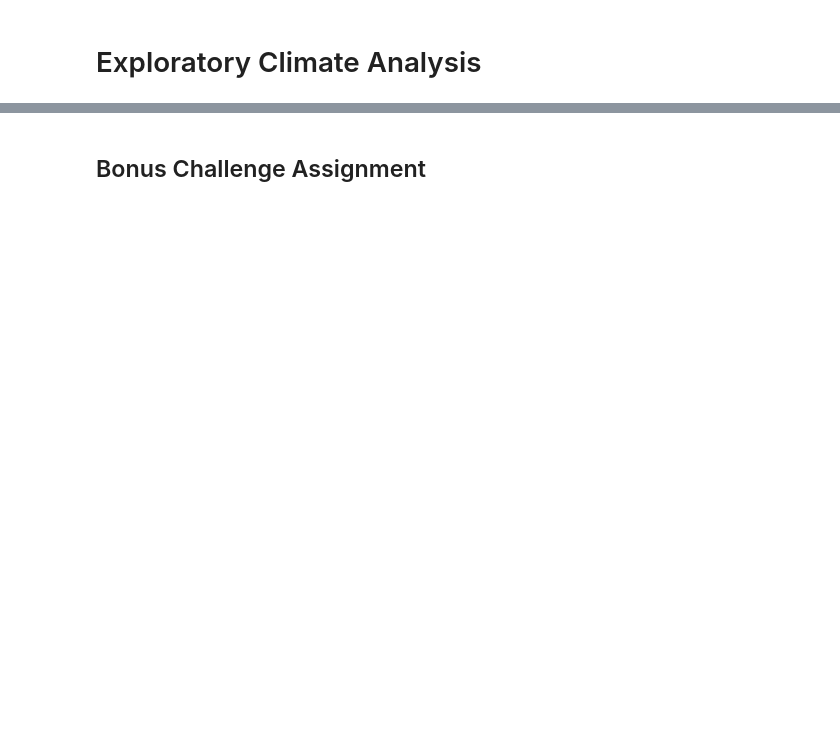
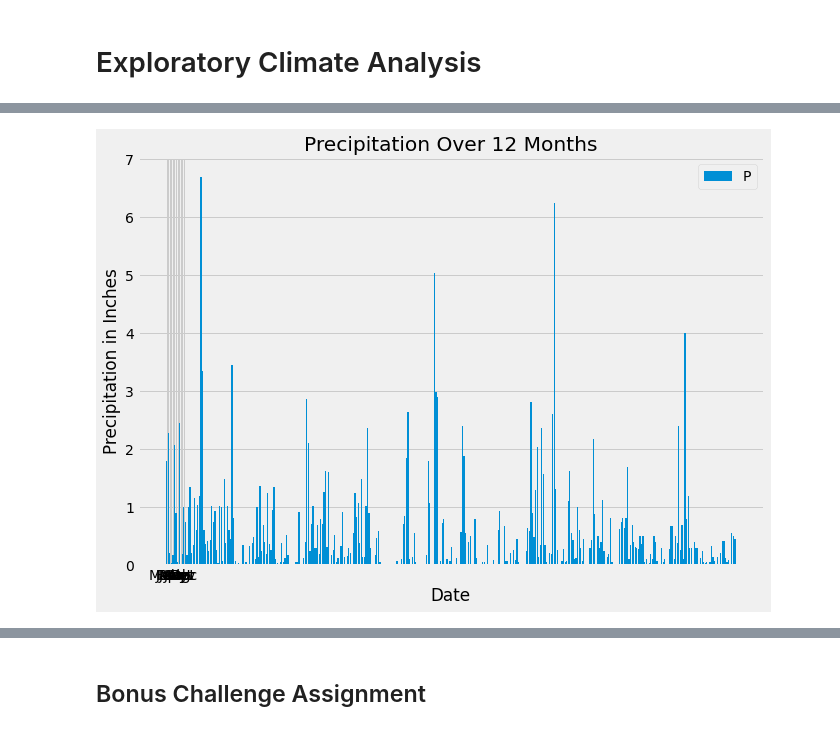
Before and after one commit to fisher1916/climate-analysis, a Jupyter notebook: climate.ipynb, the cells around one changed output, grey strips where cells are left out. Saved outputs shown, nothing was run; the diff lists cells and outputs as text; code cells hidden in the pictures; blank space fills up the shorter version.

```diff
--- a/climate.ipynb
+++ b/climate.ipynb
@@ -163,3 +125,28 @@ plt.show()
+# %%
+# Plot the results
+plt.figure(figsize=(10,7))
+
+# labels= 'Jan','Feb','March','Apr','May','June','July','Aug','Sept','Oct','Nov','Dec'
+# plt.xticks(labels, rotation='vertical')
+
+x_axis = one_yr_prcp.index
+plt.xticks(np.arange(12), ['Jan','Feb','March','Apr','May','June','July','Aug','Sept','Oct',
+    'Nov','Dec'])
+
+plt.bar(x_axis, one_yr_prcp['Precipitation'])
+plt.legend('Precipiation')
+plt.title('Precipitation Over 12 Months');
+plt.xlabel('Date')
+plt.ylabel('Precipitation in Inches');
+
+
+
+
+
+plt.savefig("Images/Precipitation_Line_Plot")
+plt.show()
+# %% [output]
+[figure, added]
 # %%
 # Design a query to retrieve the last 12 months of precipitation data and plot the results
 
```
Also changed, not shown: parts of 19 cells of this notebook, 1 other file.
